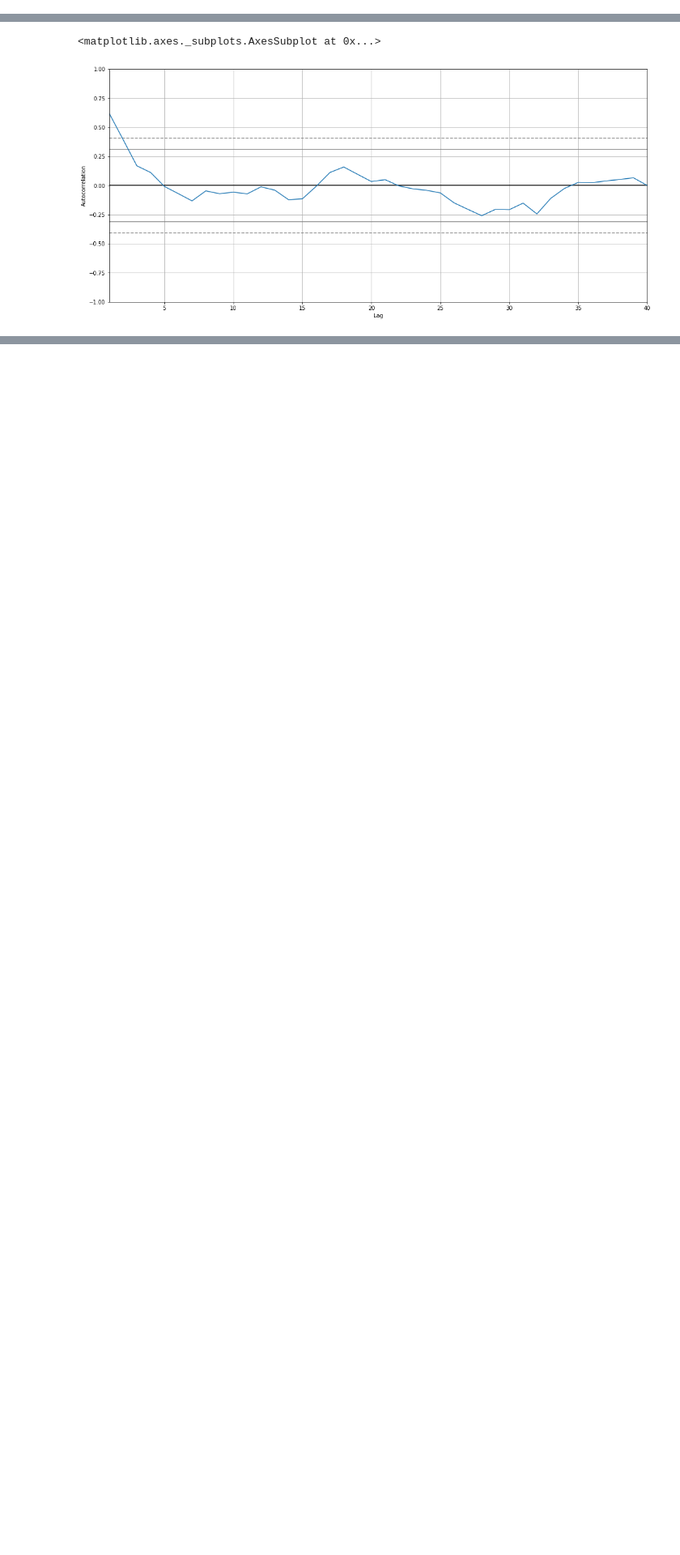
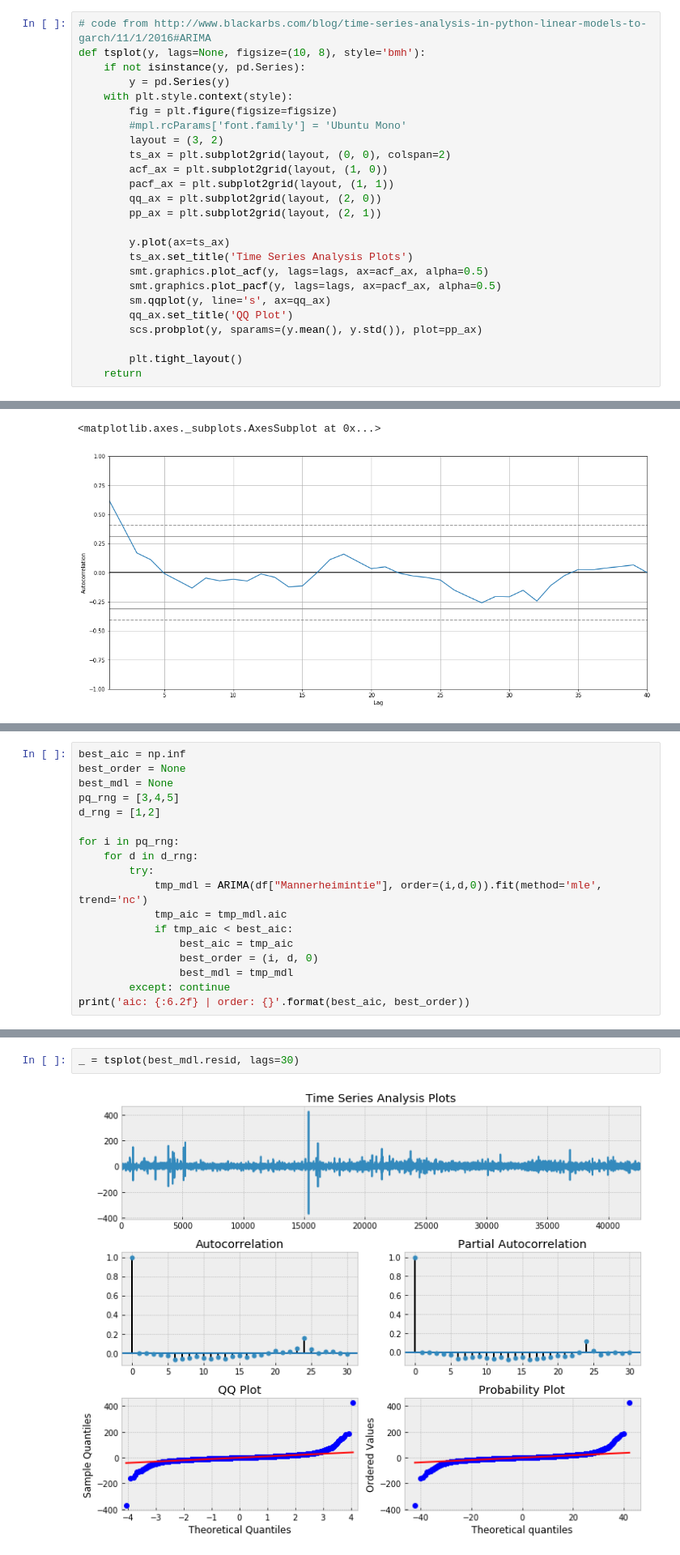
Before and after one commit to rautis/Advanced_Data_Science_Capstone, a Jupyter notebook: AirQualityIndex_model.ipynb, the cells around one changed output, grey strips where cells are left out. Shown at 81% size. Cells and saved outputs as stored; diff of their text form; blank space fills up the shorter version.

```diff
--- a/AirQualityIndex_model.ipynb
+++ b/AirQualityIndex_model.ipynb
@@ -43,0 +52,25 @@ autocorrelation_plot(df["Mannerheimintie"].iloc[:100])
+# %%
+# code from http://www.blackarbs.com/blog/time-series-analysis-in-python-linear-models-to-garch/11/1/2016#ARIMA
+def tsplot(y, lags=None, figsize=(10, 8), style='bmh'):
+    if not isinstance(y, pd.Series):
+        y = pd.Series(y)
+    with plt.style.context(style):
+        fig = plt.figure(figsize=figsize)
+        #mpl.rcParams['font.family'] = 'Ubuntu Mono'
+        layout = (3, 2)
+        ts_ax = plt.subplot2grid(layout, (0, 0), colspan=2)
+        acf_ax = plt.subplot2grid(layout, (1, 0))
+        pacf_ax = plt.subplot2grid(layout, (1, 1))
+        qq_ax = plt.subplot2grid(layout, (2, 0))
+        pp_ax = plt.subplot2grid(layout, (2, 1))
+
+        y.plot(ax=ts_ax)
+        ts_ax.set_title('Time Series Analysis Plots')
+        smt.graphics.plot_acf(y, lags=lags, ax=acf_ax, alpha=0.5)
+        smt.graphics.plot_pacf(y, lags=lags, ax=pacf_ax, alpha=0.5)
+        sm.qqplot(y, line='s', ax=qq_ax)
+        qq_ax.set_title('QQ Plot')
+        scs.probplot(y, sparams=(y.mean(), y.std()), plot=pp_ax)
+
+        plt.tight_layout()
+    return
@@ -89,0 +89,18 @@ max      423.203643
+# %%
+best_aic = np.inf
+best_order = None
+best_mdl = None
+pq_rng = [3,4,5]
+d_rng = [1,2]
+
+for i in pq_rng:
+    for d in d_rng:
+        try:
+            tmp_mdl = ARIMA(df["Mannerheimintie"], order=(i,d,0)).fit(method='mle', trend='nc')
+            tmp_aic = tmp_mdl.aic
+            if tmp_aic < best_aic:
+                best_aic = tmp_aic
+                best_order = (i, d, 0)
+                best_mdl = tmp_mdl
+        except: continue
+print('aic: {:6.2f} | order: {}'.format(best_aic, best_order))
@@ -89,0 +109,4 @@ max      423.203643
+# %%
+_ = tsplot(best_mdl.resid, lags=30)
+# %% [output]
+[figure, added]
```
Also changed, not shown: parts of 31 cells of this notebook, 5 other files.
